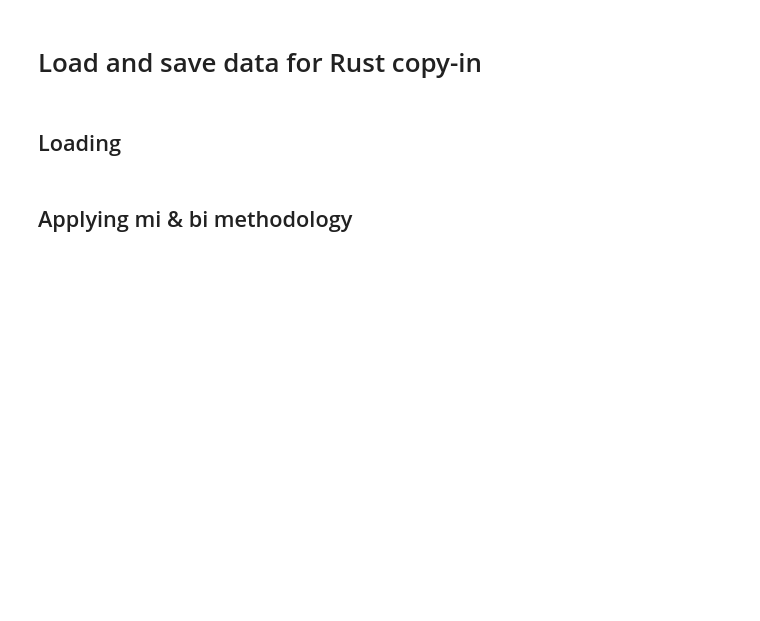
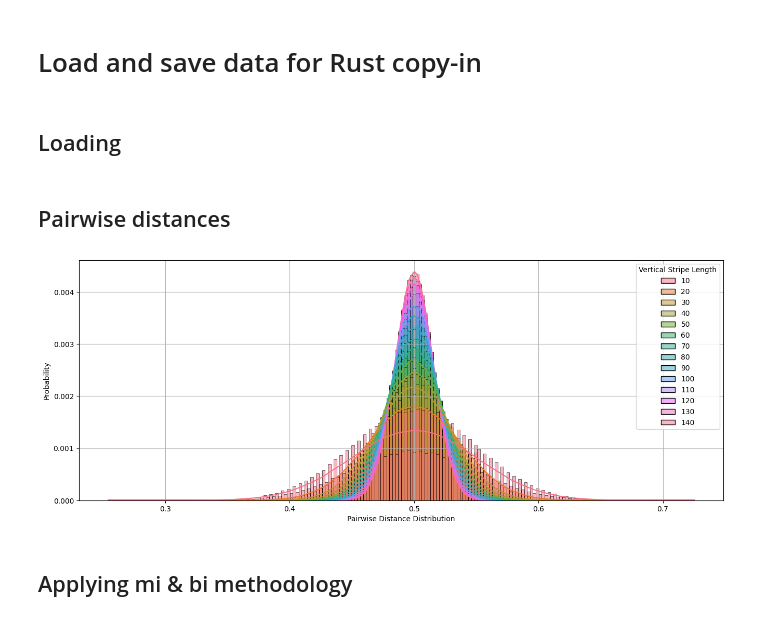
Before and after one commit to Inversed-Tech/hnsw-demo, a Jupyter notebook: analysis_notebooks/mask_generation.ipynb, the cells around one changed output. Saved outputs shown, nothing was run; the diff lists cells and outputs as text; code cells hidden in the pictures; blank space fills up the shorter version.

```diff
--- a/analysis_notebooks/mask_generation.ipynb
+++ b/analysis_notebooks/mask_generation.ipynb
@@ -122,16 +141,22 @@ loaded_masks = load_and_reshape_masks(path, num_masks).reshape(num_masks, reduce
-# %%
-def import_voter_model_rust_implementation(path_low, path_high, num_samples, DIM=DIM):
-    low_high_lst = [
-        np.unpackbits(
-            np.fromfile(path, dtype=np.uint8), bitorder="little"
-        ).reshape(num_samples, *DIM[1:]) for path in [path_low, path_high]
-    ]
-    return np.concatenate(low_high_lst, axis=1).astype(bool)
 # %%
-num_irises = 2**22
-path_low = '2_23_voter_arrays_90k_b090.dat'
-path_high = '2_23_voter_arrays_14k_b010.dat'
-loaded_irises = import_voter_model_rust_implementation(path_low, path_high, num_irises)
+loaded_irises = import_voter_model_rust_implementation(path_low, path_high, read_num)
+# %% [markdown]
+## Pairwise distances
+# %%
+pairwise_distance_distribution_lst = []
+for segment in np.arange(10, 201, 10):
+    left_stripe_irises = loaded_irises[:, :, :segment]
+    left_stripe_masks = loaded_masks[:, :, :segment]
+    pairwise_distance_distribution_lst.append(get_pairwise_min_dist_across_rotations(iris_matrices=left_stripe_irises, mask_matrices=left_stripe_masks, max_rotation=0))
+# %%
+plot_data = pd.DataFrame(np.stack(pairwise_distance_distribution_lst)).T.melt(var_name='left_stripe_len', value_name='Pairwise Distance Distribution')
+plot_data['Vertical Stripe Length'] = plot_data['left_stripe_len'].replace({i:np.arange(10, 201, 10)[i] for i in range(20)})
+# %%
+plt.figure(figsize=(16,6))
+sns.histplot(plot_data, x='Pairwise Distance Distribution', hue='Vertical Stripe Length', palette='husl', stat='probability', kde=True, bins=200)
+plt.grid()
+# %% [output]
+[figure, added]
 # %% [markdown]
 ## Applying mi & bi methodology
 # %%
```
Also changed, not shown: parts of 15 cells of this notebook, 16 other files.
